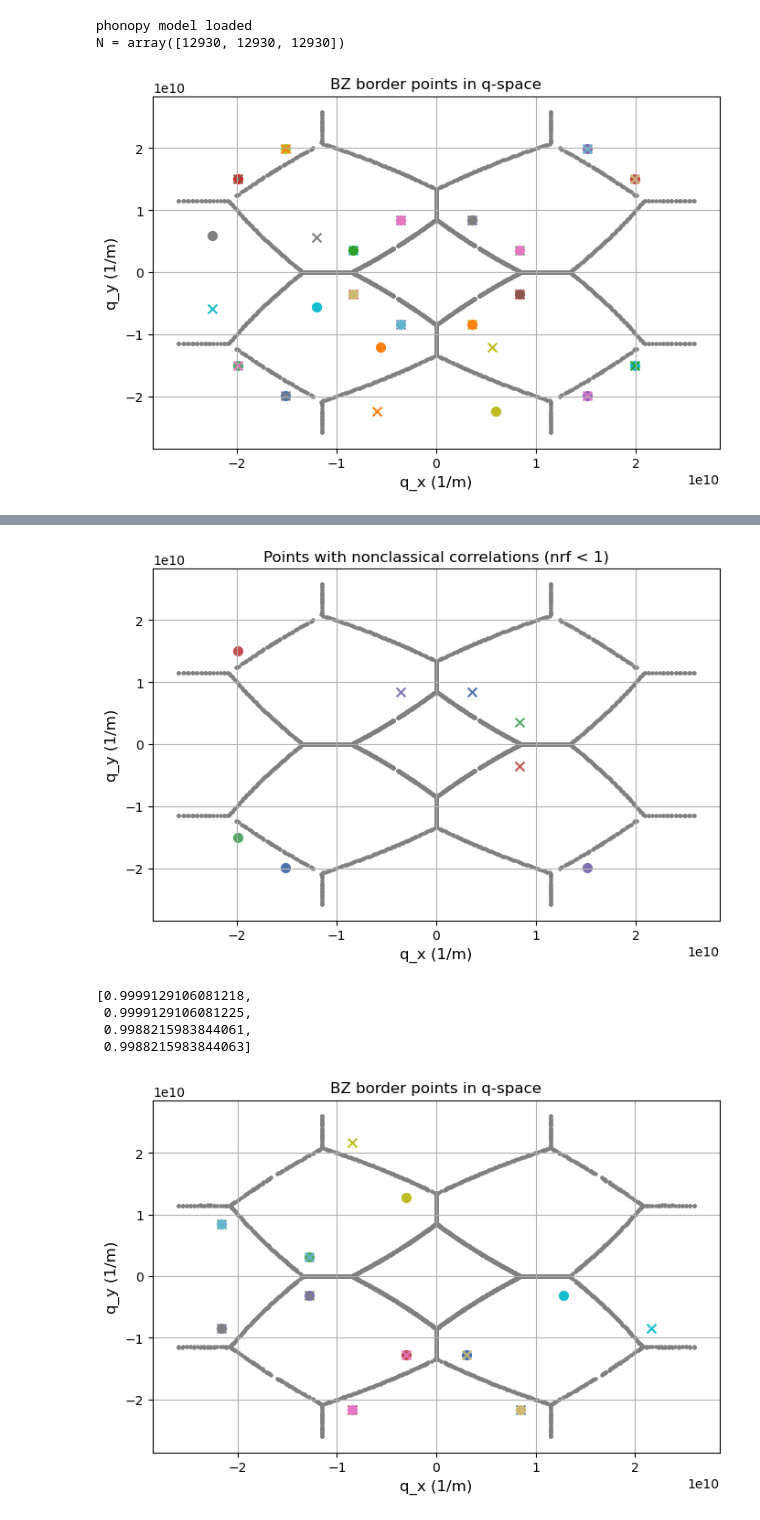
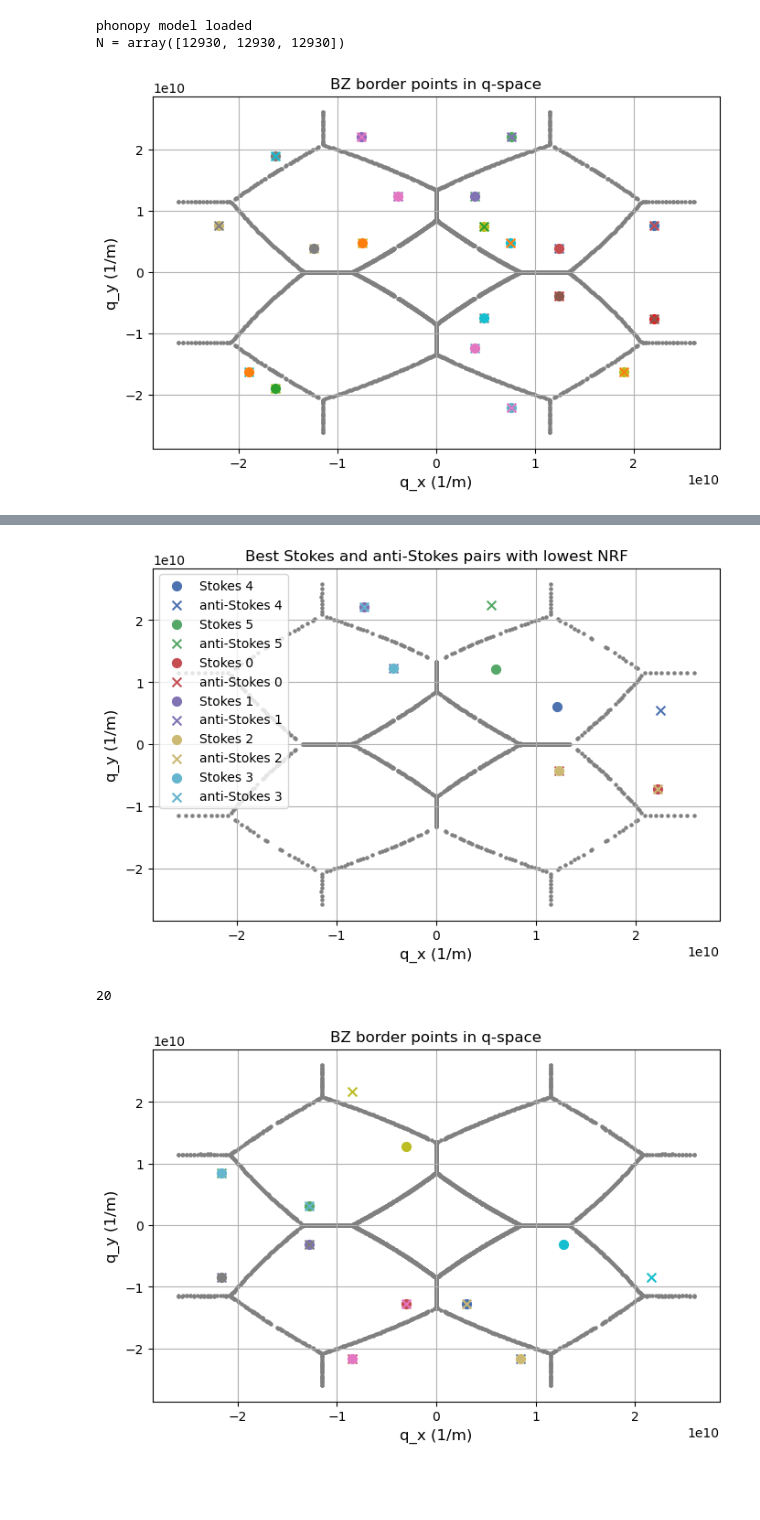
Before and after one commit to MaisonDaniel/IXS_and_phonons_2, a Jupyter notebook: Synchrotron Scenario Code/Find_sas_phonon_mode.ipynb, the cells around one changed output, grey strips where cells are left out. Saved outputs shown, nothing was run; the diff lists cells and outputs as text; code cells hidden in the pictures; blank space fills up the shorter version.

```diff
--- a/Synchrotron Scenario Code/Find_sas_phonon_mode.ipynb
+++ b/Synchrotron Scenario Code/Find_sas_phonon_mode.ipynb
@@ -636,6 +636,8 @@ temperature = 300.0
 material = 'silicon'
 yaml_filename = '../VASP_data/silicon/phonopy_disp.yaml'
 fc_filename = '../VASP_data/silicon/FORCE_CONSTANTS'
+
+
 
 crystal_lattice = CrystalLattice(material=material)
 phonopy_model = load(phonopy_yaml=yaml_filename,
@@ -678,7 +680,7 @@ B_arr = [get_dwf_constant(omega_arr, dos_arr, atom_mass=crystal_lattice.atomic_m
 
 
 theta_grid = np.pi - np.linspace(0.0, 0.6, 801)
-phi_grid = np.linspace(0.0, 2.0 * np.pi, 901)
+phi_grid = np.linspace(0.0, 2.0 * np.pi, 1_001)
 
 bz_border = get_bz_border(theta_grid, phi_grid, crystal_orientation, crystal_lattice, phonon_band_structure, eps=1.0e-3)
 
@@ -708,7 +710,7 @@ plt.show()
 # %% [output]
 phonopy model loaded
 N = array([12930, 12930, 12930])
-[figure, old version]
+[figure, new version]
 # %%
 def get_enhancement_factor(pixel_area, sample_pixel_distance, photon_momentum, crystal_volume):
     Delta_Omega = pixel_area / sample_pixel_distance ** 2
@@ -717,8 +719,8 @@ def get_enhancement_factor(pixel_area, sample_pixel_distance, photon_momentum, c
 
     qpoints_density = crystal_volume / (2.0 * np.pi) ** 3
     mode_number = delta_V_q * qpoints_density
-    enhacement_factor = np.sqrt(mode_number)
-    return enhacement_factor
+    enhancement_factor = np.sqrt(mode_number)
+    return enhancement_factor
 
 
 def get_photon_numbers_and_nrf(g_S, g_aS, nbar, t_final, photon_cutoff, phonon_cutoff):
@@ -749,7 +751,7 @@ def get_photon_numbers_and_nrf(g_S, g_aS, nbar, t_final, photon_cutoff, phonon_c
     result = qt.mesolve(H, rho_init, tlist=[0.0, t_final])
     rho_final = result.states[-1]
 
-    rho_ph = rho_final.ptrace([0, 1])
+    rho_photons = rho_final.ptrace([0, 1])
 
     nS_op = qt.tensor(aS_dag * aS, Iph)
     naS_op = qt.tensor(Iph, aaS_dag * aaS)
@@ -757,18 +759,17 @@ def get_photon_numbers_and_nrf(g_S, g_aS, nbar, t_final, photon_cutoff, phonon_c
     diff_op = nS_op - naS_op
     sum_op = nS_op + naS_op
 
-    nrf_num = qt.variance(diff_op, rho_ph)
-    nrf_den = qt.expect(sum_op, rho_ph)
+    nrf_num = qt.variance(diff_op, rho_photons)
+    nrf_den = qt.expect(sum_op, rho_photons)
 
-    nS = qt.expect(nS_op, rho_ph)
-    naS = qt.expect(naS_op, rho_ph)
+    nS = qt.expect(nS_op, rho_photons)
+    naS = qt.expect(naS_op, rho_photons)
 
     if abs(nrf_den) < 1e-14:
         return {'nS': nS, 'naS': naS, 'nrf': np.nan}
     return {'nS': nS, 'naS': naS, 'nrf': float(np.real_if_close(nrf_num / nrf_den))}
 
     # return float(np.real_if_close(nrf_num / nrf_den))
-
 
 q_s_to_plot = []
 q_as_to_plot = []
@@ -782,8 +783,8 @@ for (match_ind, match) in enumerate(best_matches[:]):
 
     enhancement_factor_s = get_enhancement_factor(pixel_area=4.0e-8, sample_pixel_distance=0.2, photon_momentum=np.linalg.norm(k_in), crystal_volume=crystal_volume)
     enhancement_factor_as = get_enhancement_factor(pixel_area=4.0e-8, sample_pixel_distance=0.2, photon_momentum=np.linalg.norm(k_in), crystal_volume=crystal_volume)
-    print(f'{enhancement_factor_s = }')
-    print(f'{enhancement_factor_as = }')
+    # print(f'{enhancement_factor_s = }')
+    # print(f'{enhancement_factor_as = }')
 
     g_s = get_interaction_constant(q=q_s, branch_num=branch_num, channel='s', crystal_orientation=crystal_orientation, crystal_lattice=crystal_lattice, phonon_band_structure=phonon_band_structure, B_arr=B_arr)
     g_as = get_interaction_constant(q=q_as, branch_num=branch_num, channel='as', crystal_orientation=crystal_orientation, crystal_lattice=crystal_lattice, phonon_band_structure=phonon_band_structure, B_arr=B_arr)
@@ -804,26 +805,21 @@ for (match_ind, match) in enumerate(best_matches[:]):
         q_as_to_plot.append(q_as)
         nrf_vals.append(nrf)
 
-    print(f'{g_s_eff * T_int / hbar = }')
-    print(f'{g_as_eff * T_int / hbar = }')
-    print(f'{nS = }')
-    print(f'{naS = }')
-    print(f'{nrf = }')
-    print()
-
+# choose 10 lowest nrf values for plotting, and plot corresponding q_s and q_as (as a scatterplot in q-space)
+nrf_vals = np.array(nrf_vals)
+q_s_to_plot = np.array(q_s_to_plot)
+q_as_to_plot = np.array(q_as_to_plot)
+best_nrf_indices = np.argsort(nrf_vals)[:10]
 plt.figure(figsize=(8, 5))
 plt.scatter(bz_border['qx'], bz_border['qy'], s=5, color='grey')
-for i in range(len(q_s_to_plot)):
-    qs = q_s_to_plot[i]
-    qas = q_as_to_plot[i]
-    nrf = nrf_vals[i]
-    plt.scatter(qs[0], qs[1], s=50, color=colors[i], marker='o')
-    plt.scatter(qas[0], qas[1], s=50, color=colors[i], marker='x')
+for idx, color in zip(best_nrf_indices, colors[:len(best_nrf_indices)]):
+    print(f'{idx = }, {nrf_vals[idx] = }')
+    plt.scatter(q_s_to_plot[idx, 0], q_s_to_plot[idx, 1], s=50, color=color, marker='o', label=f'Stokes {idx}')
+    plt.scatter(q_as_to_plot[idx, 0], q_as_to_plot[idx, 1], s=50, color=color, marker='x', label=f'anti-Stokes {idx}')
 plt.xlabel('q_x (1/m)', fontsize='large')
 plt.ylabel('q_y (1/m)', fontsize='large')
-plt.title('Points with nonclassical correlations (nrf < 1)', fontsize='large')
+plt.title('Best Stokes and anti-Stokes pairs with lowest NRF', fontsize='large')
 plt.grid(True)
+plt.legend()
 plt.show()
-
-nrf_vals
 # %% [output]
@@ -847,8 +843,8 @@ nrf = 1.005407756908175
-[figure, old version]
+[figure, new version]
-[0.9999129106081218,
- 0.9999129106081225,
- 0.9988215983844061,
- 0.9988215983844063]
+# %%
+len(best_matches)
+# %% [output]
+20
 # %%
 N_best = 20
 k_neighbors = 5
```
Also changed, not shown: parts of 1 cell of this notebook.
